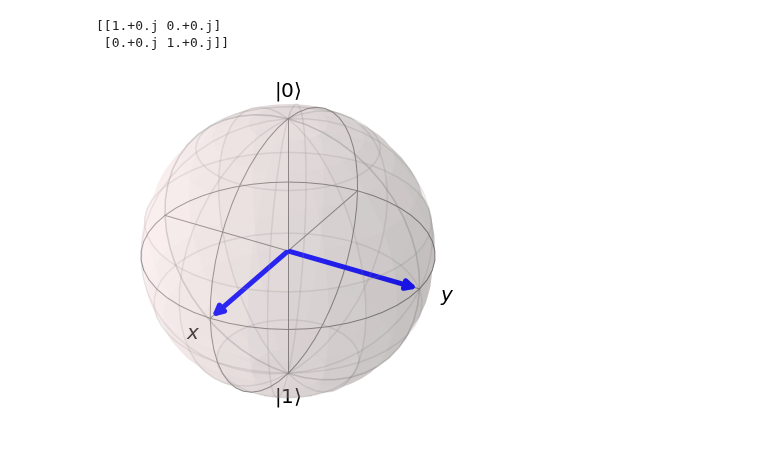
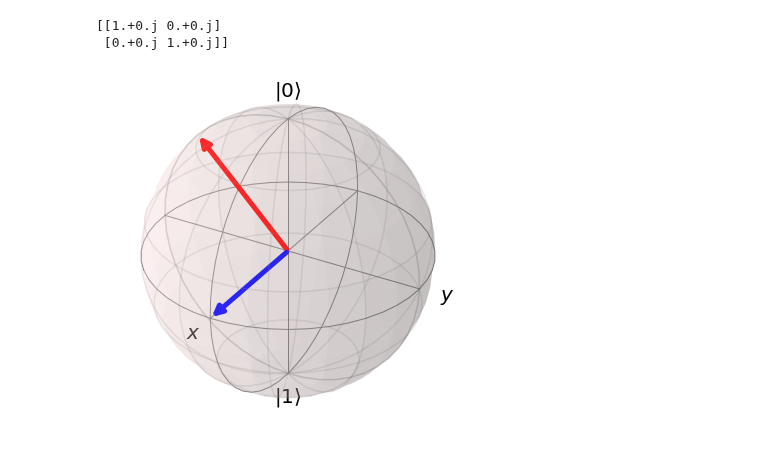
Before and after one commit to Sultanow/quantum, a Jupyter notebook: bloch_sphere/rotate_su2_qiskit_eldar-sultanow.ipynb, the cells around one changed output. Cells and saved outputs as stored; diff of their text form; code cells hidden in the pictures.

```diff
--- a/bloch_sphere/rotate_su2_qiskit_eldar-sultanow.ipynb
+++ b/bloch_sphere/rotate_su2_qiskit_eldar-sultanow.ipynb
@@ -68,33 +68,36 @@ print(mat)
 # %%
 # perform a single rotation:
 
-rot_angle = -pi/2
+rot_angle = pi/4
 n = [1, 0, 0]
 rot_operator = rn_su2(rot_angle, n)
 rot_matrix = np.array(rot_operator)
 start_vec = [1, 0, 0]
 
 _bloch = Bloch()
-_bloch.vector_color = ['blue'] * 2
+_bloch.vector_color = ['blue', 'red']
 
 sv = []
 vec = start_vec
 sv.append(vec)
 
 spherical_vec = to_spherical(vec)
 θ = spherical_vec[1]
 ϕ = spherical_vec[2]
 
+# https://www.phys.hawaii.edu/~yepez/Spring2013/lectures/Lecture1_Qubits_Notes.pdf (p. 3)
 sx = msigma(1)
 sy = msigma(2)
 sz = msigma(3)
 M_q = np.eye(2) / 2 + 1/2 * (np.sin(θ)*np.cos(ϕ)*sx + np.sin(θ)*np.sin(ϕ)*sy + np.cos(θ)*sz)
+#U_n = np.eye(2)*np.cos(rot_angle/2) -1j*(n[0]*sx+n[1]*sy+n[2]*sz)*np.sin(rot_angle/2)
+#M_q_rotated = U_n*M_q*np.matrix(U_n).H
 
 M_q_rotated = rot_matrix*M_q*np.matrix(rot_matrix).H
 vec = np.array([np.trace(sx*M_q_rotated), np.trace(sy*M_q_rotated), np.trace(sz*M_q_rotated)], dtype='float64')
 sv.append(vec)
 
 _bloch.add_vectors(sv)
 _bloch.render()
 # %% [output]
-[figure, old version]
+[figure, new version]
```
